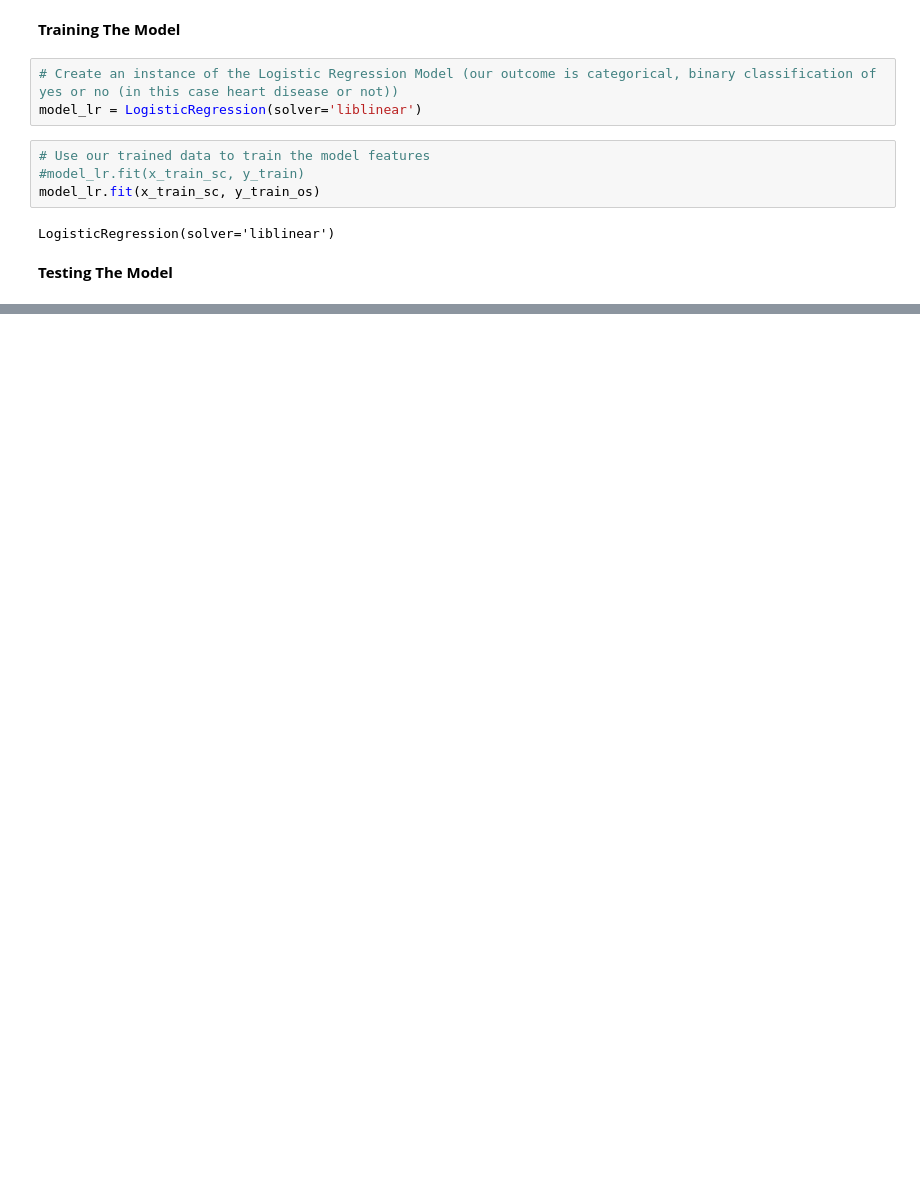
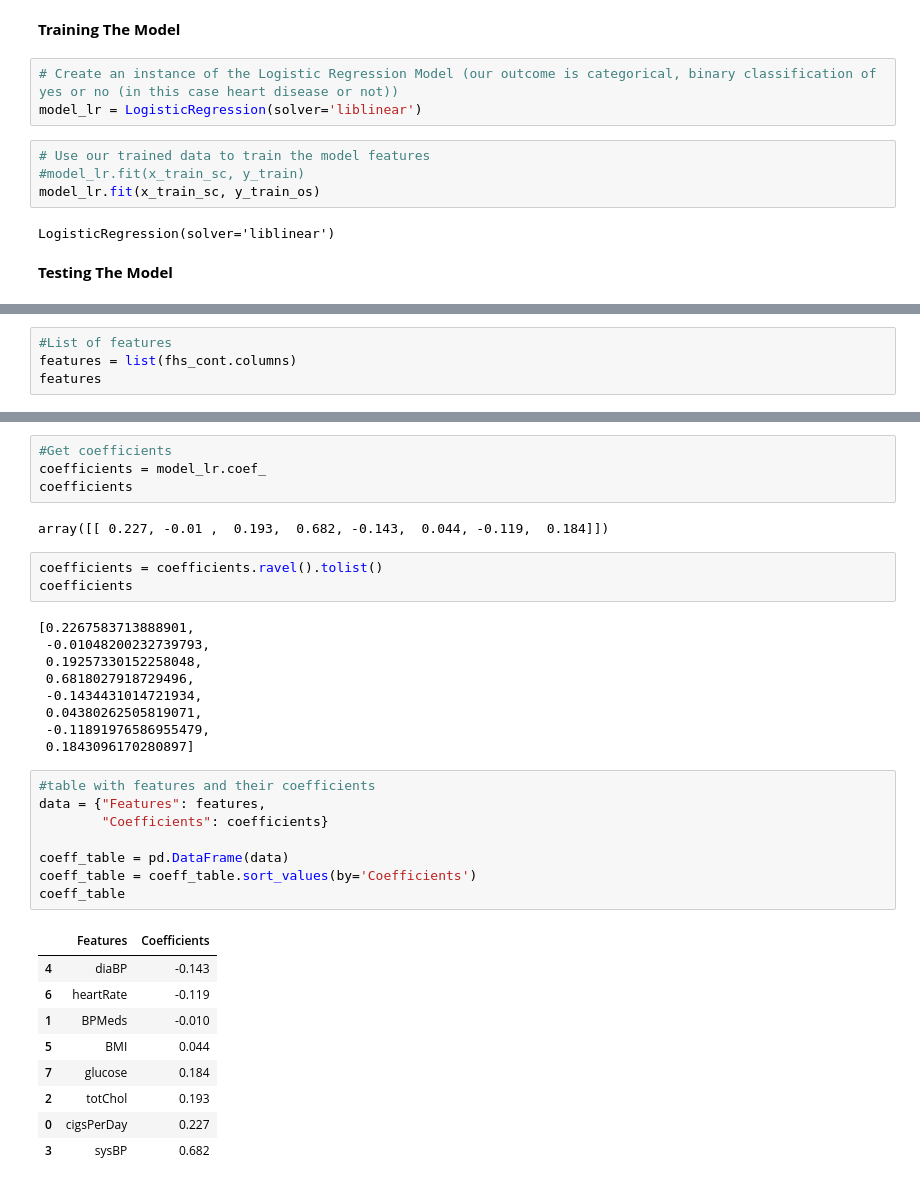
Before and after one commit to rachelrodrigues/Career-Launch-Group-7, a Jupyter notebook: Data_Prep_+_Algorithm.ipynb, the cells around one changed output, grey strips where cells are left out. Drawn from its saved outputs; the diff is of its cells as text; blank space fills up the shorter version.

```diff
--- a/Data_Prep_+_Algorithm.ipynb
+++ b/Data_Prep_+_Algorithm.ipynb
@@ -510,0 +527,4 @@ Confusion Matrix:
+# %%
+#List of features
+features = list(fhs_cont.columns)
+features
@@ -510,0 +540,36 @@ Confusion Matrix:
+# %%
+#Get coefficients
+coefficients = model_lr.coef_
+coefficients
+# %% [output]
+array([[ 0.227, -0.01 ,  0.193,  0.682, -0.143,  0.044, -0.119,  0.184]])
+# %%
+coefficients = coefficients.ravel().tolist()
+coefficients
+# %% [output]
+[0.2267583713888901,
+ -0.01048200232739793,
+ 0.19257330152258048,
+ 0.6818027918729496,
+ -0.1434431014721934,
+ 0.04380262505819071,
+ -0.11891976586955479,
+ 0.1843096170280897]
+# %%
+#table with features and their coefficients
+data = {"Features": features,
+        "Coefficients": coefficients}
+
+coeff_table = pd.DataFrame(data)
+coeff_table = coeff_table.sort_values(by='Coefficients')
+coeff_table
+# %% [output]
+|  | Features | Coefficients |
+| 4 | diaBP | -0.143 |
+| 6 | heartRate | -0.119 |
+| 1 | BPMeds | -0.010 |
+| 5 | BMI | 0.044 |
+| 7 | glucose | 0.184 |
+| 2 | totChol | 0.193 |
+| 0 | cigsPerDay | 0.227 |
+| 3 | sysBP | 0.682 |
```
Also changed, not shown: parts of 30 cells of this notebook.
